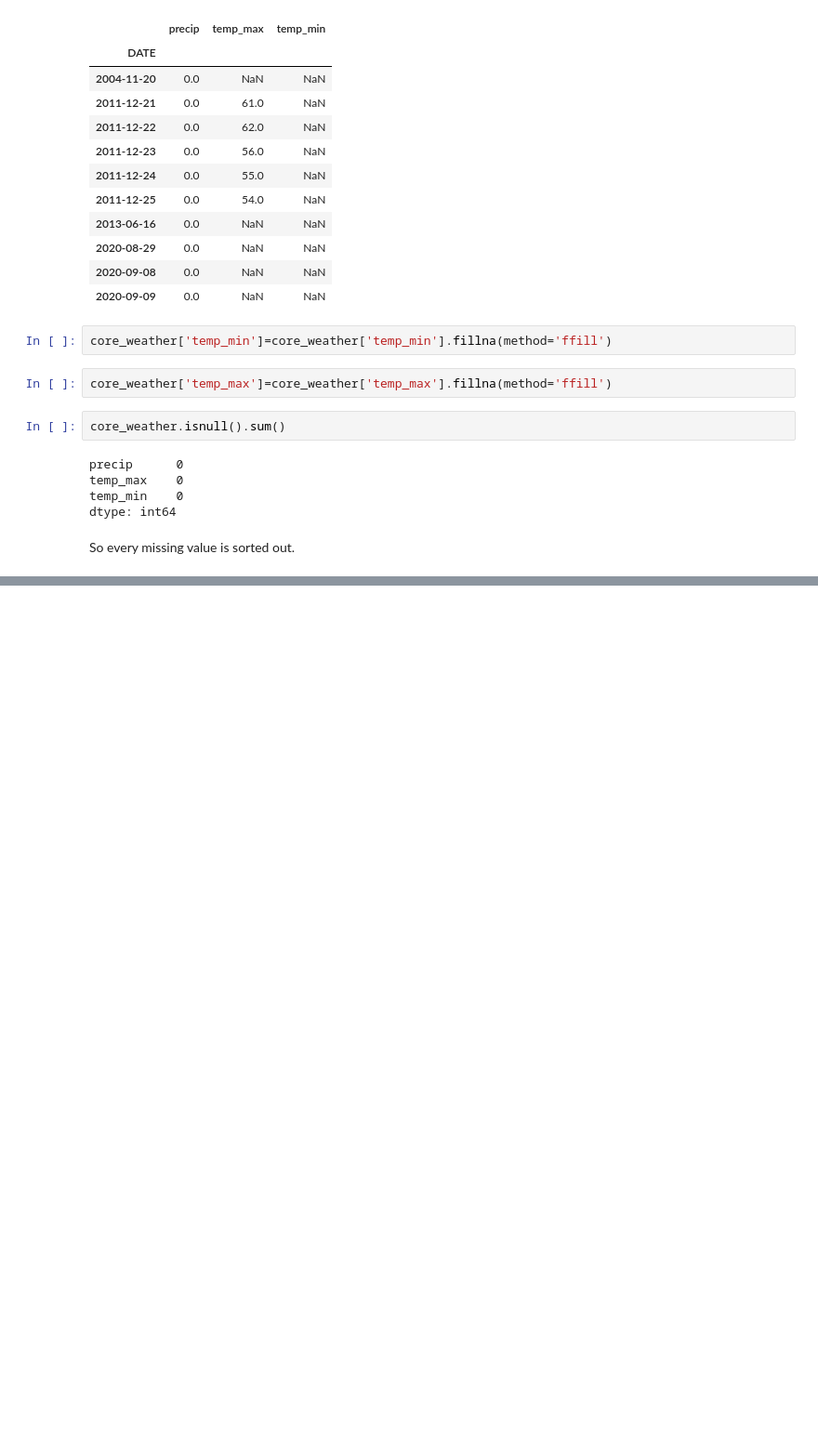
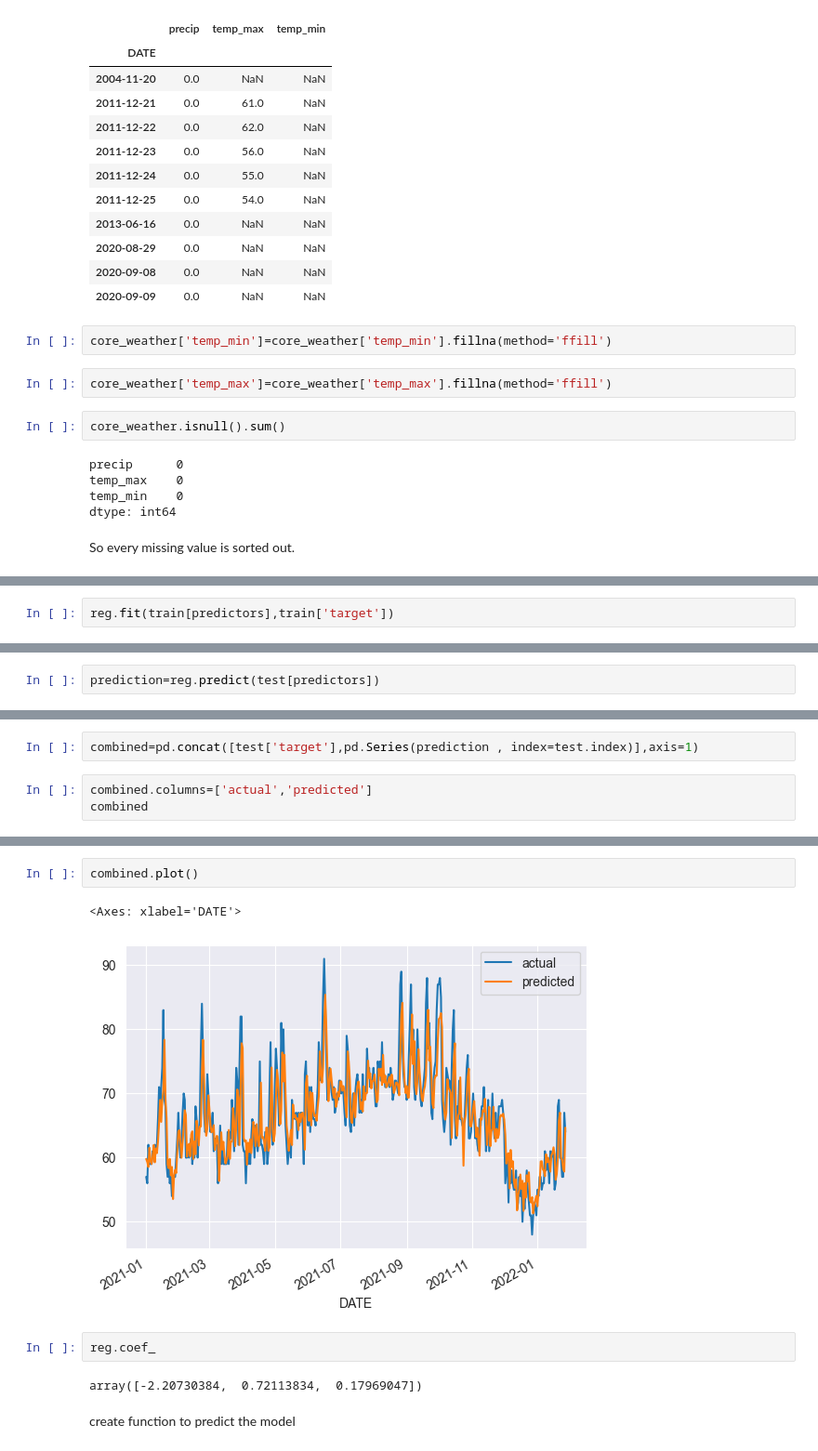
Before and after one commit to Sanjay-0110/Weather_prediction, a Jupyter notebook: weather_prediction.ipynb, the cells around one changed output, grey strips where cells are left out. Shown at 93% size. Drawn from its saved outputs; the diff is of its cells as text; blank space fills up the shorter version.

```diff
--- a/weather_prediction.ipynb
+++ b/weather_prediction.ipynb
@@ -215,0 +325,2 @@ So every missing value is sorted out.
+# %%
+reg.fit(train[predictors],train['target'])
@@ -215,0 +329,2 @@ So every missing value is sorted out.
+# %%
+prediction=reg.predict(test[predictors])
@@ -215,0 +337,5 @@ So every missing value is sorted out.
+# %%
+combined=pd.concat([test['target'],pd.Series(prediction , index=test.index)],axis=1)
+# %%
+combined.columns=['actual','predicted']
+combined
@@ -215,0 +357,11 @@ So every missing value is sorted out.
+# %%
+combined.plot()
+# %% [output]
+<Axes: xlabel='DATE'>
+[figure, added]
+# %%
+reg.coef_
+# %% [output]
+array([-2.20730384,  0.72113834,  0.17969047])
+# %% [markdown]
+create function to predict the model
```
Also changed, not shown: parts of 48 cells of this notebook.
